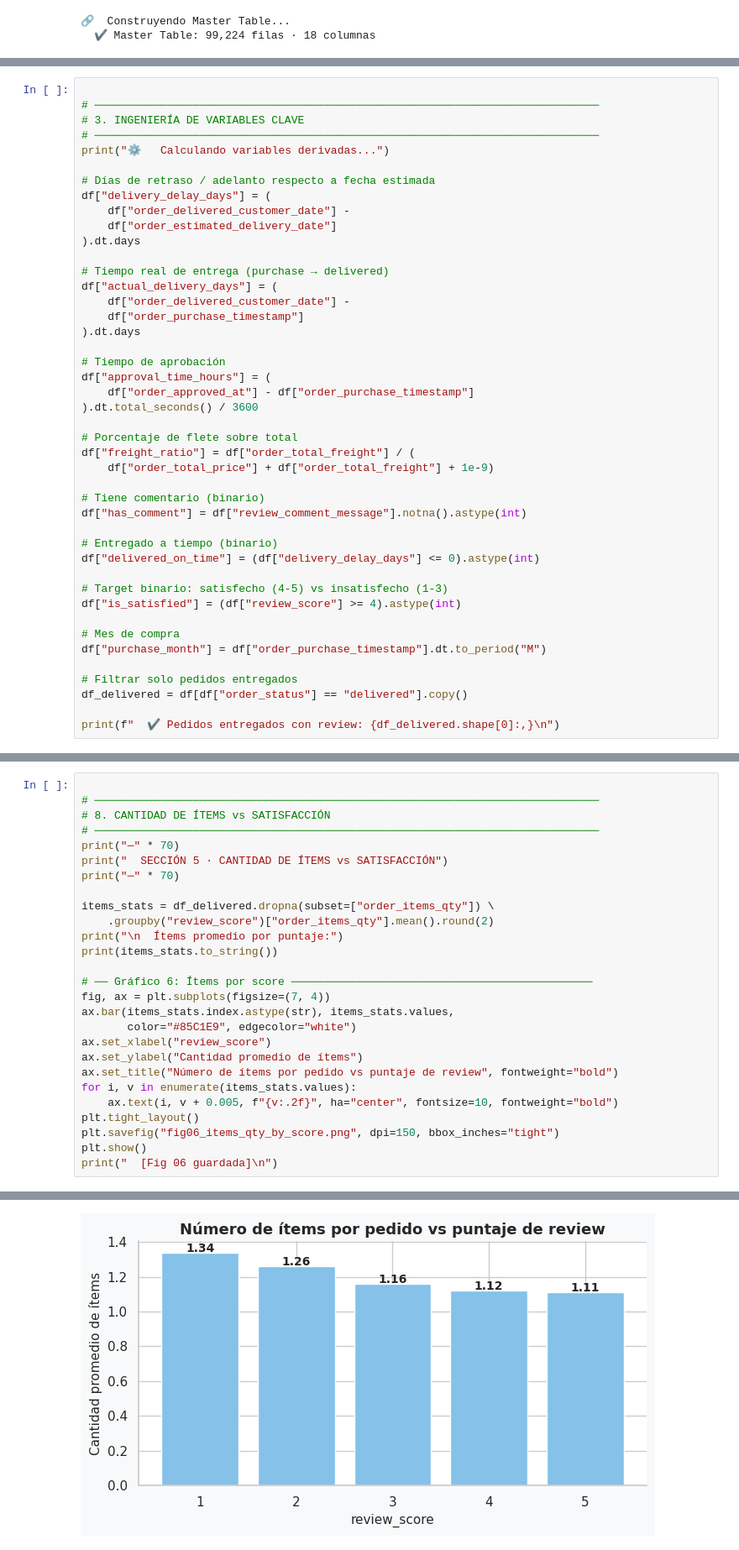
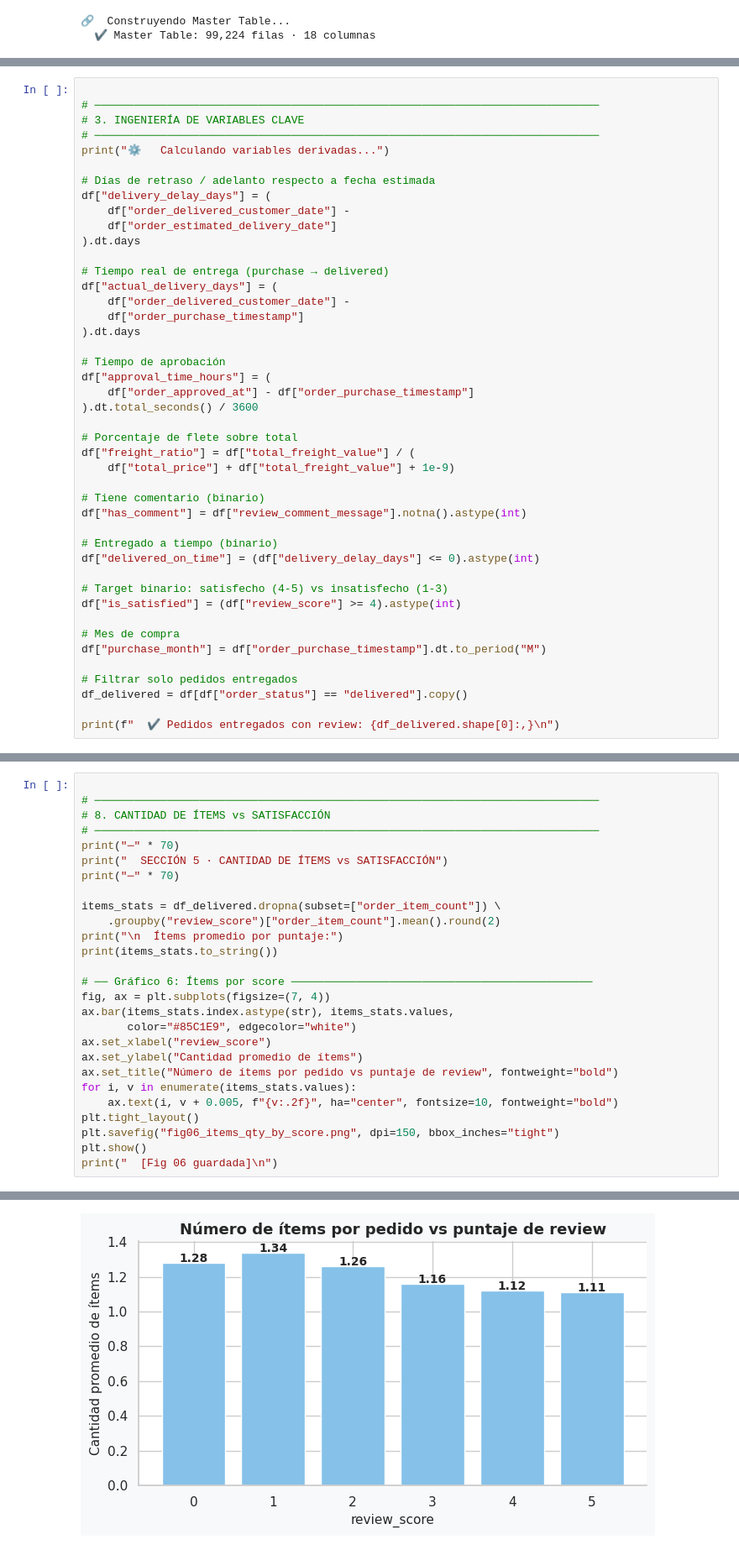
Before and after one commit to MVladyOM/customer-satisfaction-ml, a Jupyter notebook: sprint1/e_commerce_sprint1.ipynb, the cells around one changed output, grey strips where cells are left out. Shown at 84% size. Cells and saved outputs as stored; diff of their text form.

```diff
--- a/sprint1/e_commerce_sprint1.ipynb
+++ b/sprint1/e_commerce_sprint1.ipynb
@@ -154,8 +190,8 @@ df["approval_time_hours"] = (
 ).dt.total_seconds() / 3600
 
 # Porcentaje de flete sobre total
-df["freight_ratio"] = df["order_total_freight"] / (
-    df["order_total_price"] + df["order_total_freight"] + 1e-9)
+df["freight_ratio"] = df["total_freight_value"] / (
+    df["total_price"] + df["total_freight_value"] + 1e-9)
 
 # Tiene comentario (binario)
 df["has_comment"] = df["review_comment_message"].notna().astype(int)
@@ -429,8 +471,8 @@ print("─" * 70)
 print("  SECCIÓN 5 · CANTIDAD DE ÍTEMS vs SATISFACCIÓN")
 print("─" * 70)
 
-items_stats = df_delivered.dropna(subset=["order_items_qty"]) \
-    .groupby("review_score")["order_items_qty"].mean().round(2)
+items_stats = df_delivered.dropna(subset=["order_item_count"]) \
+    .groupby("review_score")["order_item_count"].mean().round(2)
 print("\n  Ítems promedio por puntaje:")
 print(items_stats.to_string())
 
@@ -457,9 +500,9 @@ review_score
 1    1.34
 2    1.26
 3    1.16
 4    1.12
 5    1.11
-[figure, old version]
+[figure, new version]
   [Fig 06 guardada]
 # %%
 
```
Also changed, not shown: parts of 15 cells of this notebook, 12 other files.
